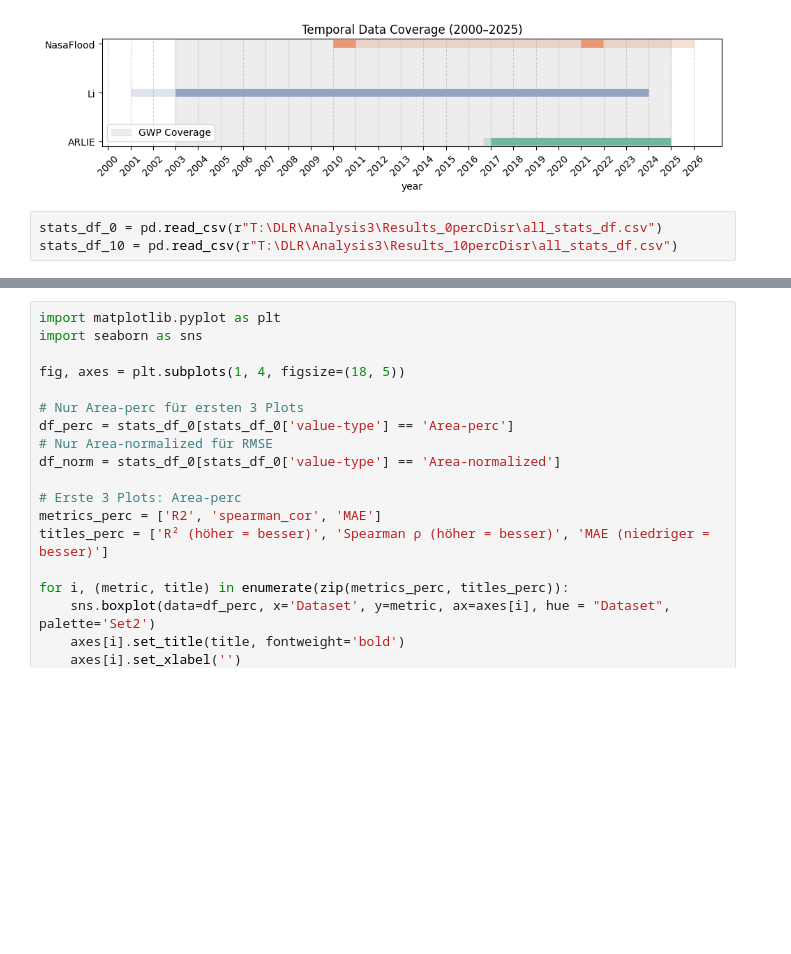
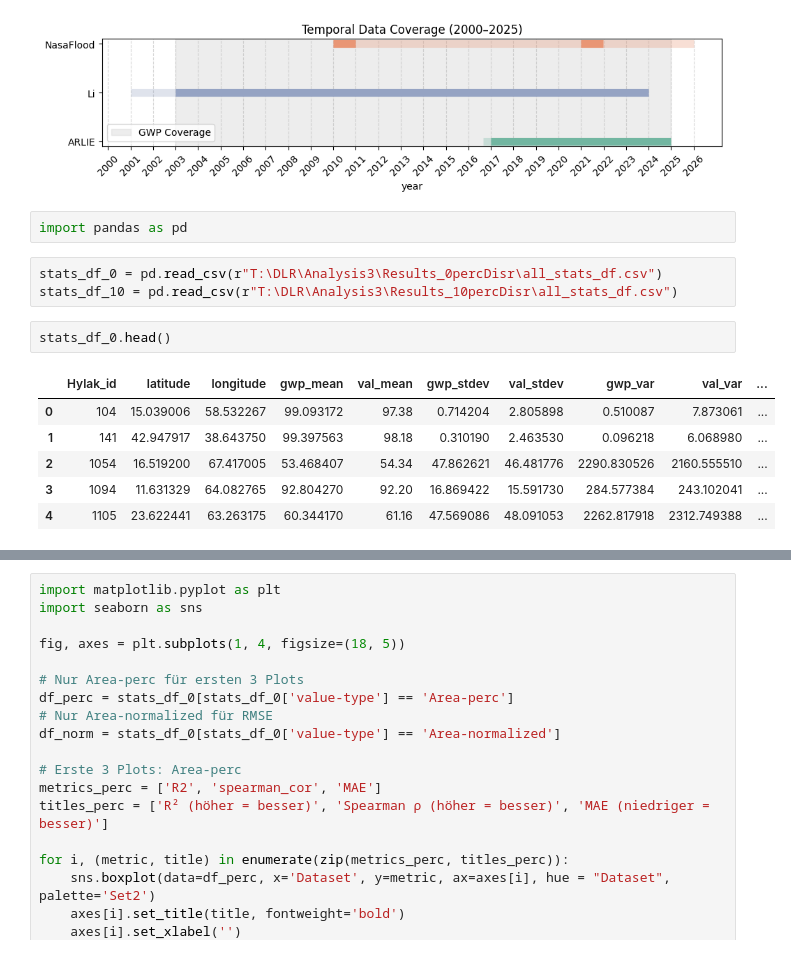
Before and after one commit to ElenaScholz/gwp-validation, a Jupyter notebook: notebooks/plots.ipynb, the cells around one changed output, grey strips where cells are left out. Cells and saved outputs as stored; diff of their text form; blank space fills up the shorter version.

```diff
--- a/notebooks/plots.ipynb
+++ b/notebooks/plots.ipynb
@@ -93,6 +93,17 @@ plt.tight_layout()
 plt.show()
 # %% [output]
 [figure]
+# %%
+import pandas as pd
 # %%
 stats_df_0 = pd.read_csv(r"T:\DLR\Analysis3\Results_0percDisr\all_stats_df.csv")
 stats_df_10 = pd.read_csv(r"T:\DLR\Analysis3\Results_10percDisr\all_stats_df.csv")
+# %%
+stats_df_0.head()
+# %% [output]
+|  | Hylak_id | latitude | longitude | gwp_mean | val_mean | gwp_stdev | val_stdev | gwp_var | val_var | ... |
+| 0 | 104 | 15.039006 | 58.532267 | 99.093172 | 97.38 | 0.714204 | 2.805898 | 0.510087 | 7.873061 | ... |
+| 1 | 141 | 42.947917 | 38.643750 | 99.397563 | 98.18 | 0.310190 | 2.463530 | 0.096218 | 6.068980 | ... |
+| 2 | 1054 | 16.519200 | 67.417005 | 53.468407 | 54.34 | 47.862621 | 46.481776 | 2290.830526 | 2160.555510 | ... |
+| 3 | 1094 | 11.631329 | 64.082765 | 92.804270 | 92.20 | 16.869422 | 15.591730 | 284.577384 | 243.102041 | ... |
+| 4 | 1105 | 23.622441 | 63.263175 | 60.344170 | 61.16 | 47.569086 | 48.091053 | 2262.817918 | 2312.749388 | ... |
```
Also changed, not shown: parts of 2 cells of this notebook, 6 other files.
